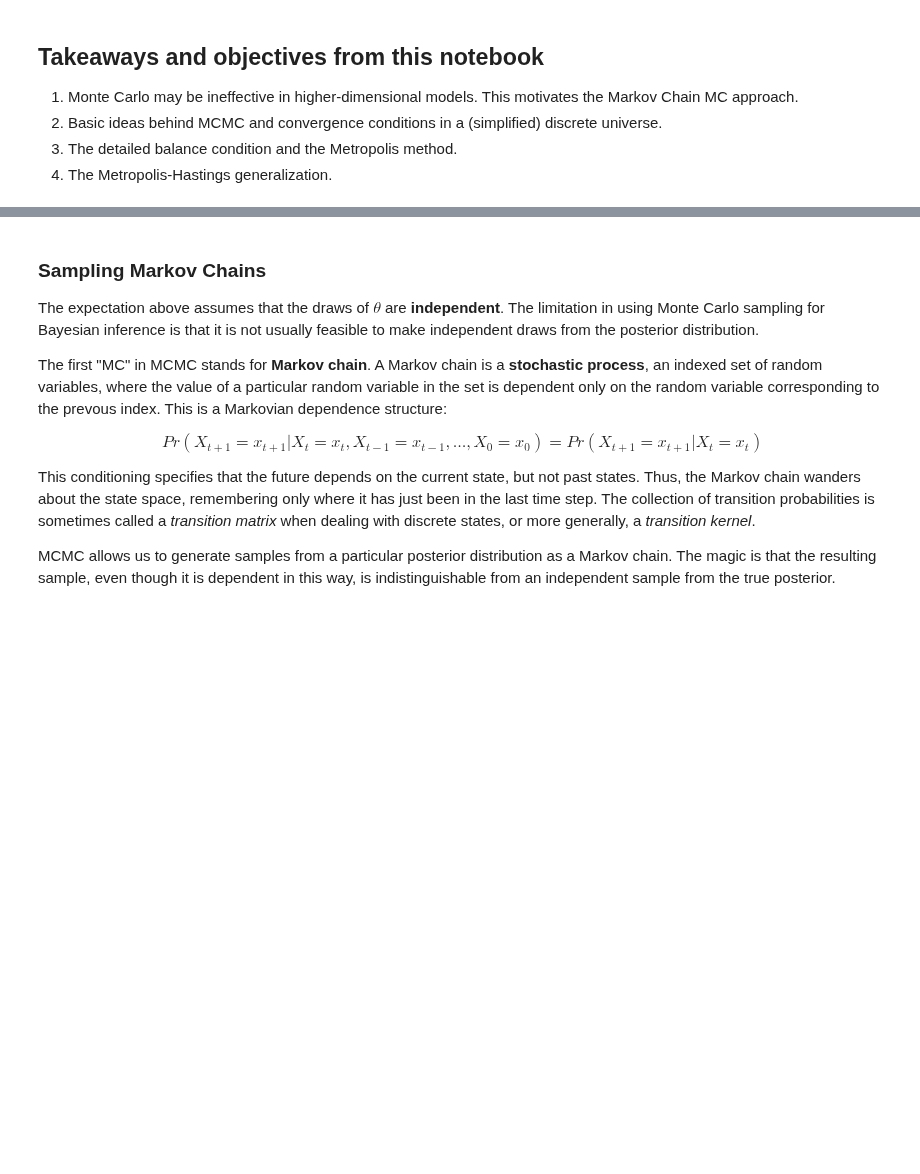
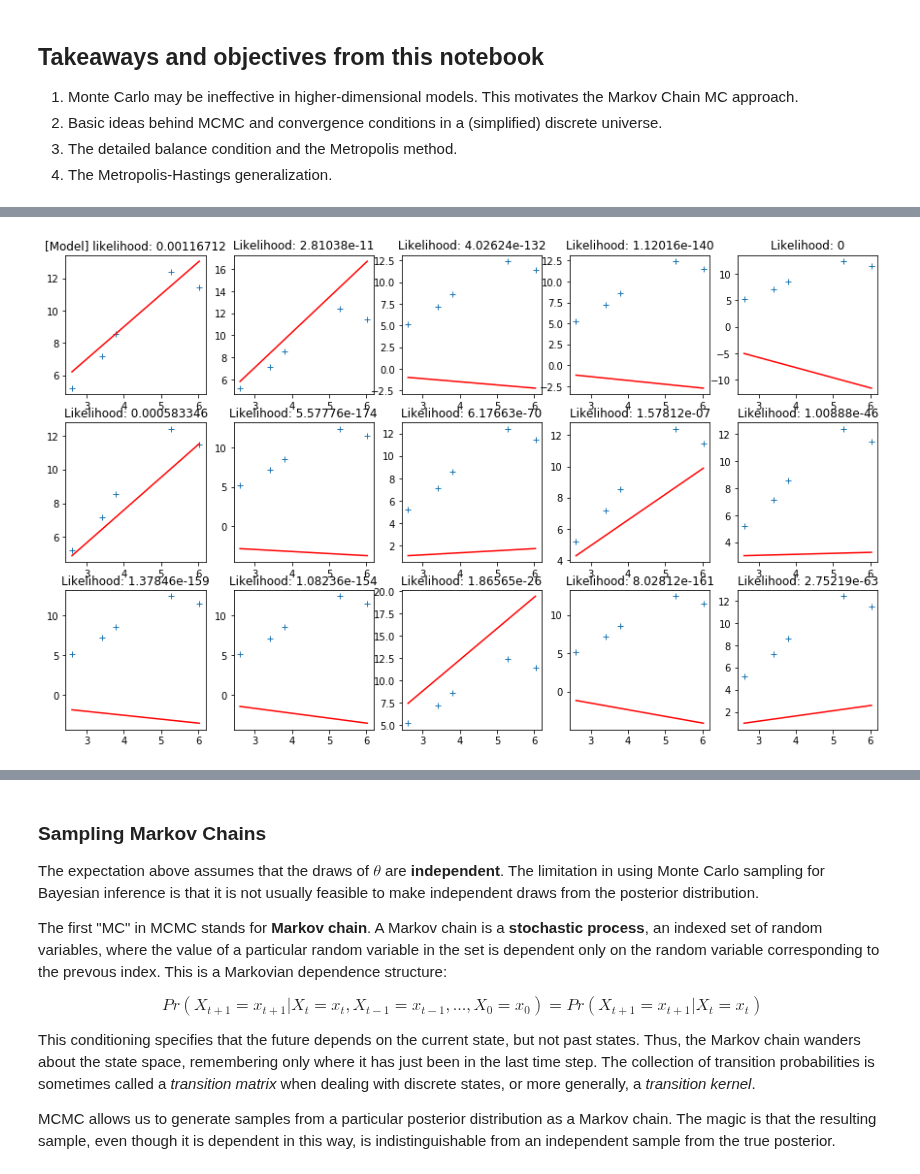
Before and after one commit to fonnesbeck/PyMC3_DataScienceLA, a Jupyter notebook: notebooks/3d. Introduction to MCMC.ipynb, the cells around one changed output, grey strips where cells are left out. Cells and saved outputs as stored; diff of their text form; code cells hidden in the pictures; blank space fills up the shorter version.

```diff
--- a/notebooks/3d. Introduction to MCMC.ipynb
+++ b/notebooks/3d. Introduction to MCMC.ipynb
@@ -8,0 +82,14 @@
+# %%
+plt.figure(figsize=(15, 9))
+plt.subplot(3,5,1)
+plt.plot(x, y, '+')
+plt.plot([min(x), max(x)], [2.*min(x)+1., 2.*max(x)+1.], 'r-')
+plt.title('[Model] likelihood: %g' % model_posterior_unnorm([2., 1.], x, y))
+
+for i, betas_i in enumerate(draw_betas(14)):
+    plt.subplot(3, 5, i+2)
+    plt.plot(x, y, '+')
+    plt.plot([min(x), max(x)], [betas_i[0]*min(x)+betas_i[1], betas_i[0]*max(x)+betas_i[1]], 'r-')
+    plt.title('Likelihood: %g' % model_posterior_unnorm(betas_i, x, y))
+# %% [output]
+[figure, added]
```
Also changed, not shown: parts of 15 cells of this notebook, 1 other file.
